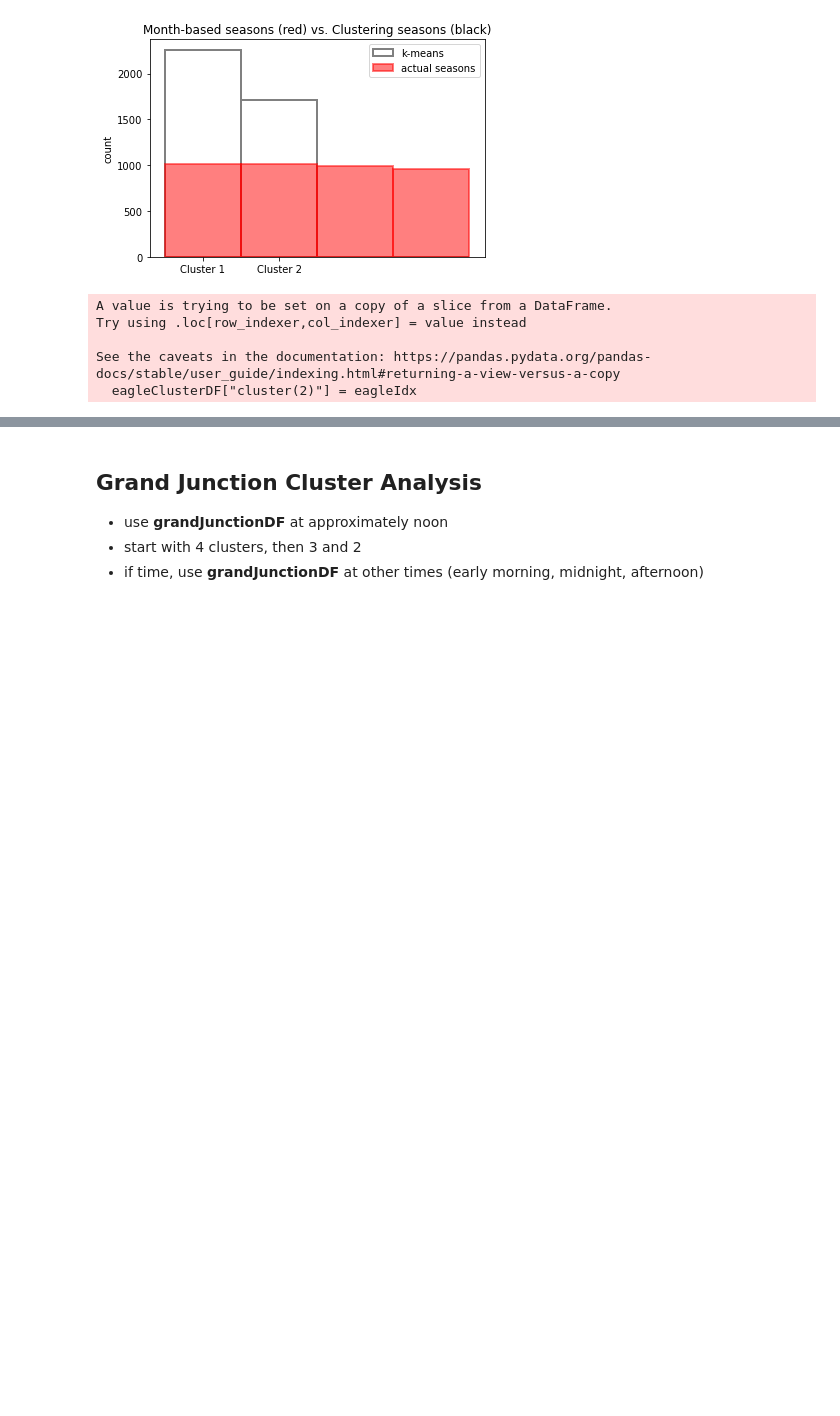
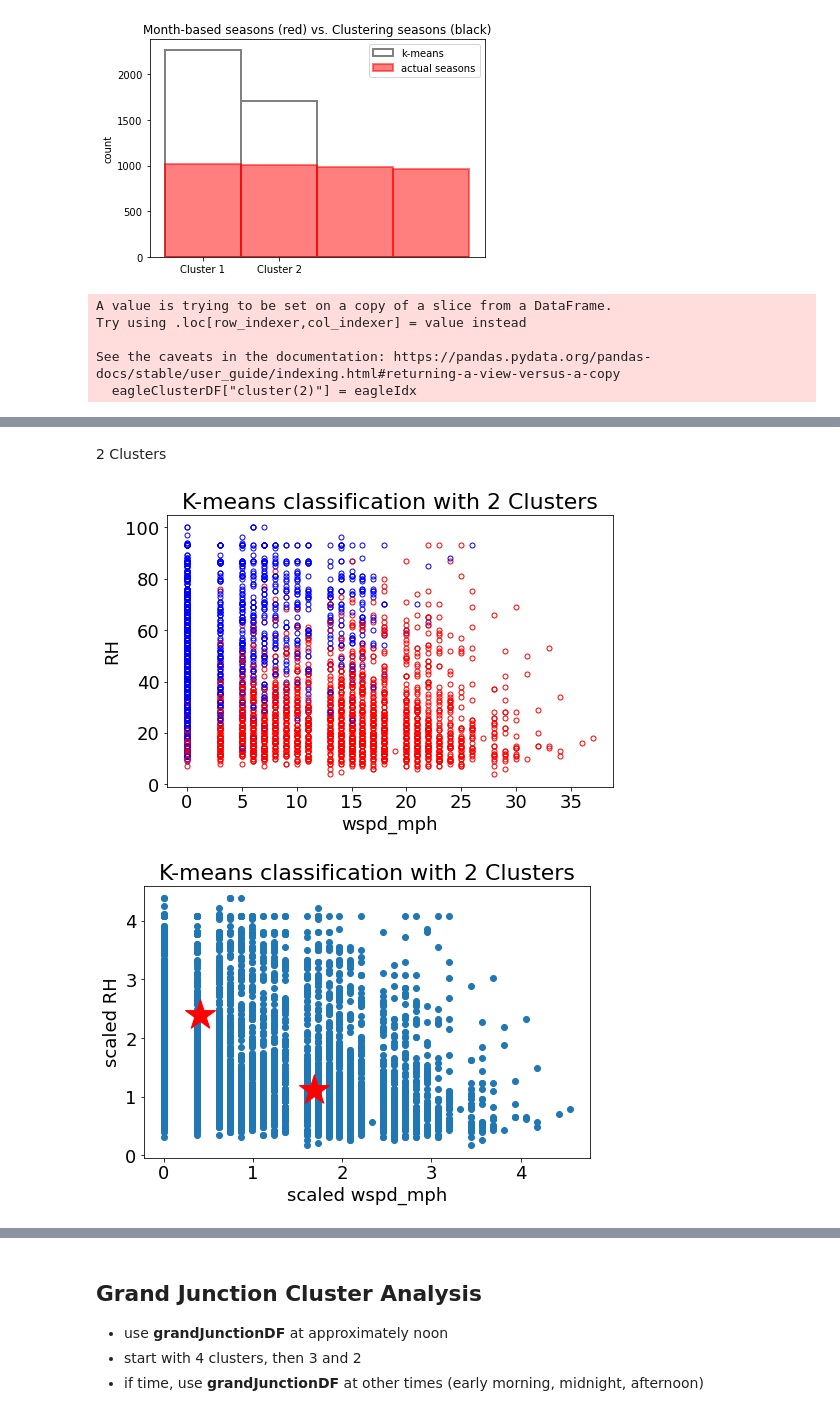
Before and after one commit to alri6419/ATOC4500-Data-Science-Lab, a Jupyter notebook: Project.ipynb, the cells around one changed output, grey strips where cells are left out. Saved outputs shown, nothing was run; the diff lists cells and outputs as text; code cells hidden in the pictures; blank space fills up the shorter version.

```diff
--- a/Project.ipynb
+++ b/Project.ipynb
@@ -471,0 +449,7 @@ See the caveats in the documentation: https://pandas.pydata.org/pandas-docs/stab
+# %% [markdown]
+2 Clusters
+# %%
+variable_scatter_plots(eagleScaled, "wspd_mph","RH", included_cols, TWO_CLUSTERS, eagleIdx, eagleCentroids, eagleData)
+# %% [output]
+[figure, added]
+[figure, added]
```
Also changed, not shown: parts of 56 cells of this notebook.
